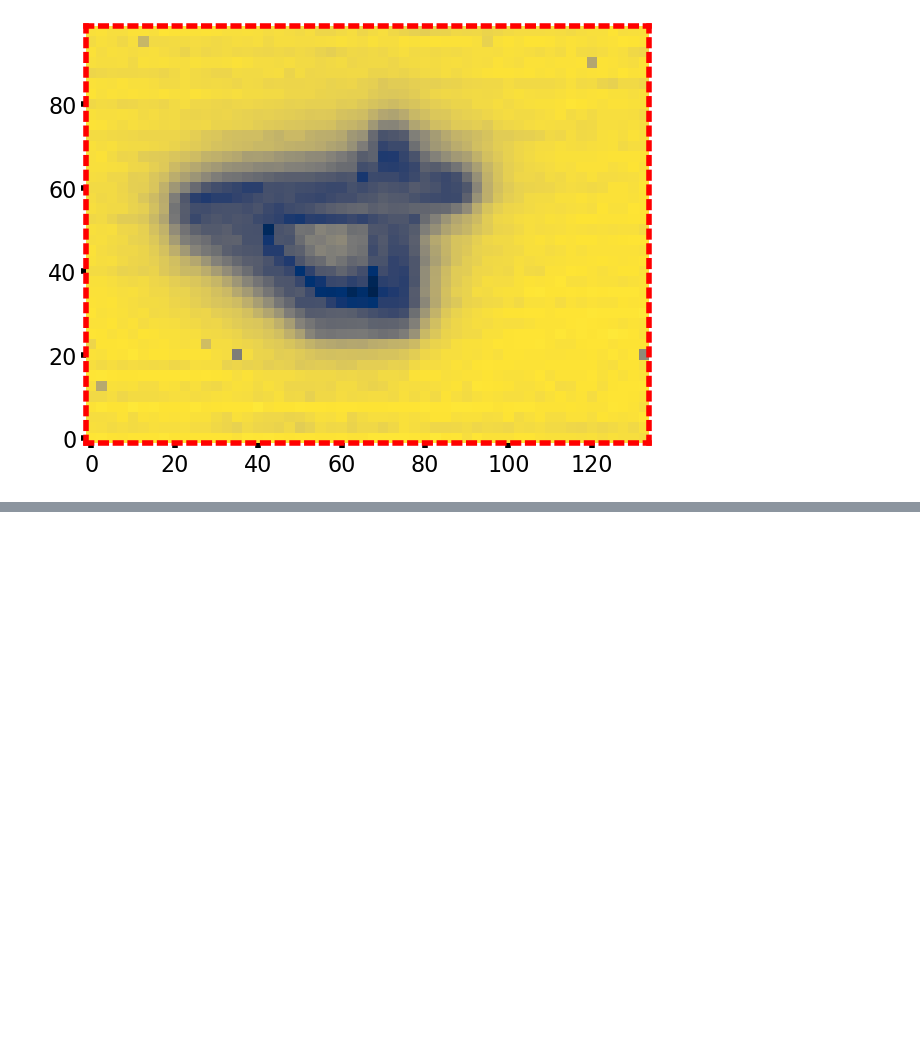
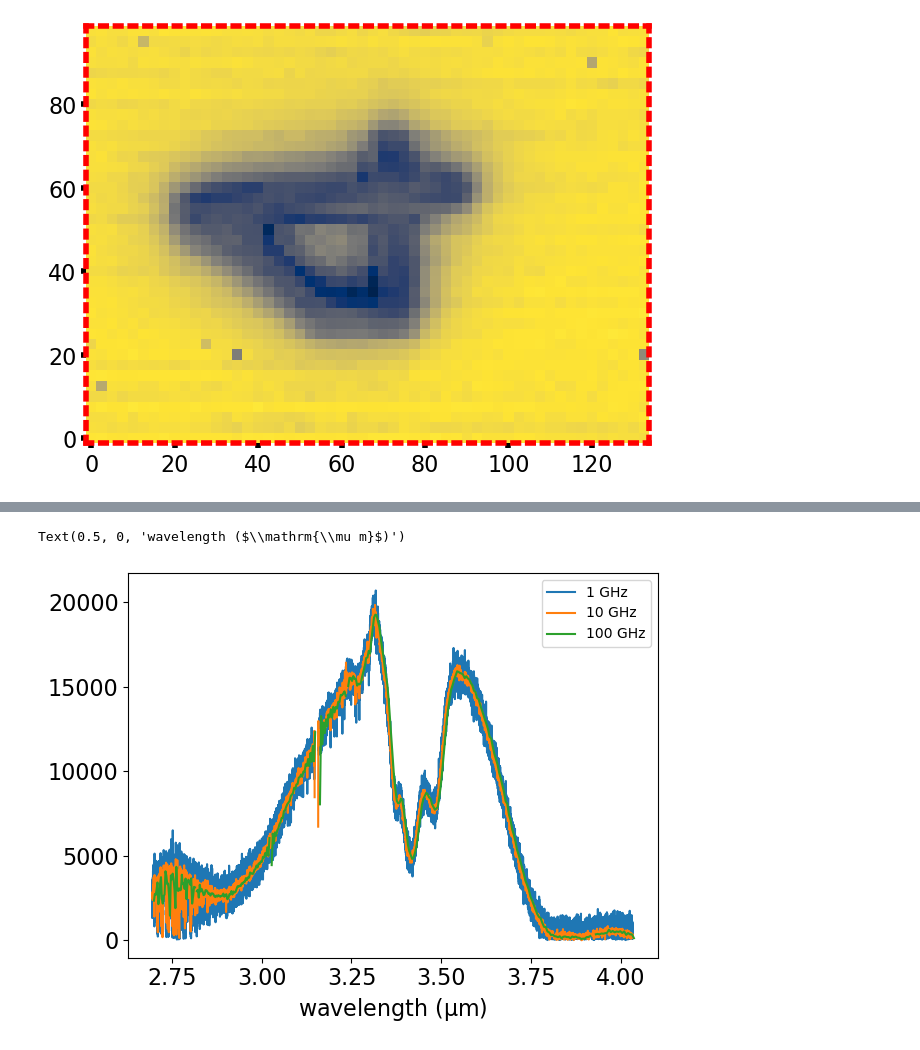
Before and after one commit to peter-chang62/Microscope_Data_Analysis, a Jupyter notebook: notebooks/Microscope USAF Target SU-8 on Silicon.ipynb, the cells around one changed output, grey strips where cells are left out. Drawn from its saved outputs; the diff is of its cells as text; code cells hidden in the pictures; blank space fills up the shorter version.

```diff
--- a/notebooks/Microscope USAF Target SU-8 on Silicon.ipynb
+++ b/notebooks/Microscope USAF Target SU-8 on Silicon.ipynb
@@ -83,0 +368,38 @@ cr.square()
+# %%
+su8 = np.load(path + "stage1_5300_stage2_8970_53856x74180_phase_corrected.npy", mmap_mode='r')
+avg_1000 = np.mean(su8[:1000], axis=0)
+# %%
+freq_f = np.fft.rfftfreq(ppifg, 1e-9) * ppifg
+freq_f += freq_f[-1] * 2
+wl_f = ma.zeros(freq_f.shape)
+wl_f[:] = sc.c
+wl_f[0] = ma.masked
+wl_f[:] /= freq_f
+# %%
+freq_10 = np.fft.rfftfreq(ppifg // 10, 1e-9) * ppifg
+freq_10 += freq_10[-1] * 2
+wl_10 = ma.zeros(freq_10.shape)
+wl_10[:] = sc.c
+wl_10[0] = ma.masked
+wl_10[:] /= freq_10
+# %%
+freq_100 = np.fft.rfftfreq(ppifg // 100, 1e-9) * ppifg
+freq_100 += freq_100[-1] * 2
+wl_100 = ma.zeros(freq_100.shape)
+wl_100[:] = sc.c
+wl_100[0] = ma.masked
+wl_100[:] /= freq_100
+# %%
+plt.figure()
+plt.plot(wl_f * 1e6, apply_filter(abs(np.fft.rfft(avg_1000))), label="1 GHz")
+plt.plot(wl_10 * 1e6,
+         apply_filter(abs(np.fft.rfft(avg_1000[center - ppifg // 10 // 2:center + ppifg // 10 // 2]))),
+         label="10 GHz")
+plt.plot(wl_100 * 1e6,
+         apply_filter(abs(np.fft.rfft(avg_1000[center - ppifg // 100 // 2:center + ppifg // 100 // 2]))),
+         label="100 GHz")
+plt.legend(loc='best')
+plt.xlabel("wavelength ($\\mathrm{\\mu m}$)")
+# %% [output]
+Text(0.5, 0, 'wavelength ($\\mathrm{\\mu m}$)')
+[figure, added]
```
Also changed, not shown: parts of 38 cells of this notebook.
